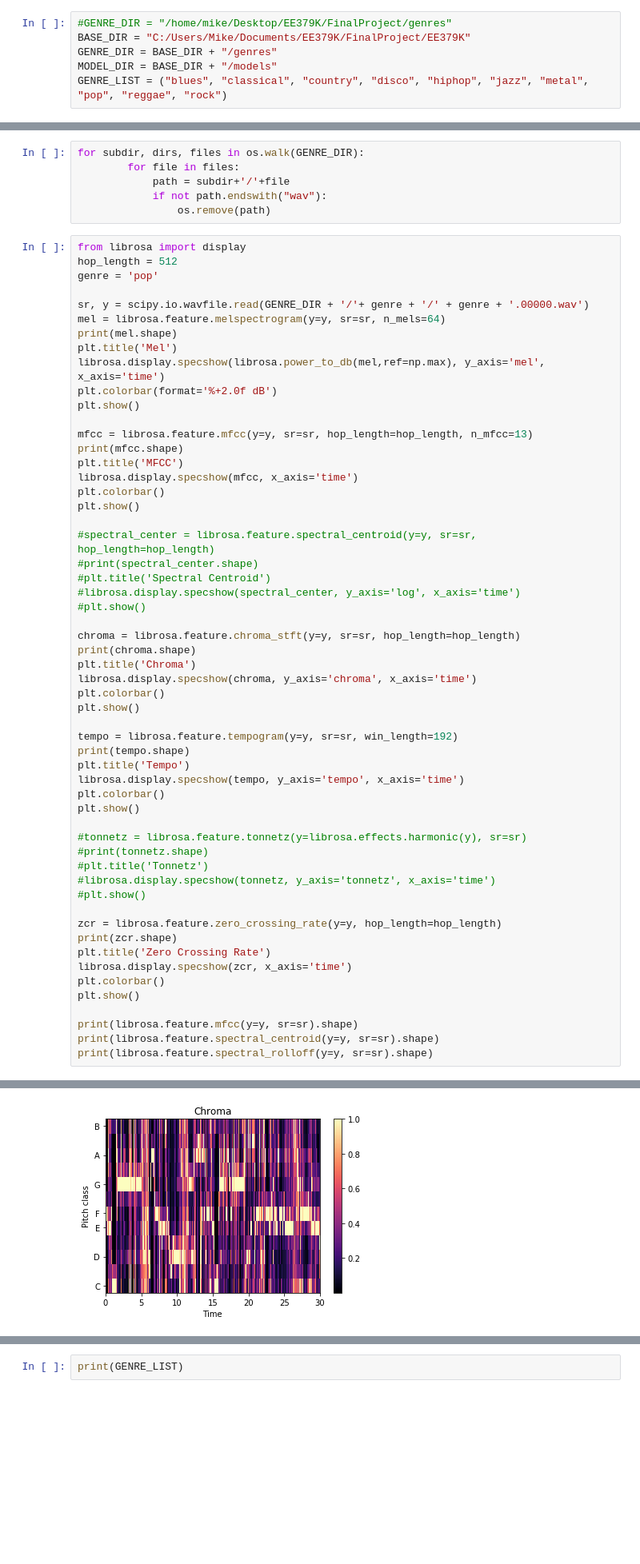
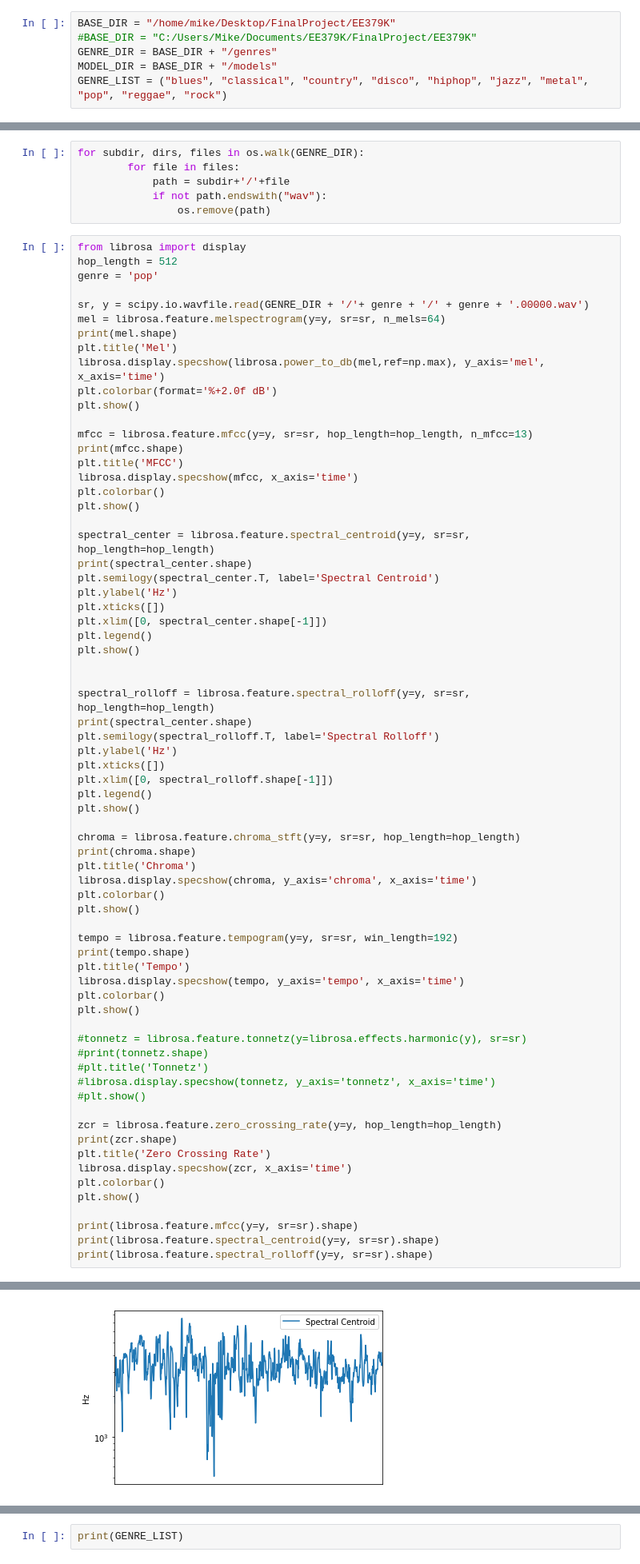
Before and after one commit to mgriffin1994/EE379K, a Jupyter notebook: FinalProj.ipynb, the cells around one changed output, grey strips where cells are left out. Shown at 80% size. Cells and saved outputs as stored; diff of their text form; blank space fills up the shorter version.

```diff
--- a/FinalProj.ipynb
+++ b/FinalProj.ipynb
@@ -9,8 +9,8 @@ import matplotlib.pyplot as plt
 from matplotlib import pylab
 %matplotlib inline
 # %%
-#GENRE_DIR = "/home/mike/Desktop/EE379K/FinalProject/genres"
-BASE_DIR = "C:/Users/Mike/Documents/EE379K/FinalProject/EE379K"
+BASE_DIR = "/home/mike/Desktop/FinalProject/EE379K"
+#BASE_DIR = "C:/Users/Mike/Documents/EE379K/FinalProject/EE379K"
 GENRE_DIR = BASE_DIR + "/genres"
 MODEL_DIR = BASE_DIR + "/models"
 GENRE_LIST = ("blues", "classical", "country", "disco", "hiphop", "jazz", "metal", "pop", "reggae", "rock")
@@ -62,11 +62,24 @@ librosa.display.specshow(mfcc, x_axis='time')
 plt.colorbar()
 plt.show()
 
-#spectral_center = librosa.feature.spectral_centroid(y=y, sr=sr, hop_length=hop_length)
-#print(spectral_center.shape)
-#plt.title('Spectral Centroid')
-#librosa.display.specshow(spectral_center, y_axis='log', x_axis='time')
-#plt.show()
+spectral_center = librosa.feature.spectral_centroid(y=y, sr=sr, hop_length=hop_length)
+print(spectral_center.shape)
+plt.semilogy(spectral_center.T, label='Spectral Centroid')
+plt.ylabel('Hz')
+plt.xticks([])
+plt.xlim([0, spectral_center.shape[-1]])
+plt.legend()
+plt.show()
+
+
+spectral_rolloff = librosa.feature.spectral_rolloff(y=y, sr=sr, hop_length=hop_length)
+print(spectral_center.shape)
+plt.semilogy(spectral_rolloff.T, label='Spectral Rolloff')
+plt.ylabel('Hz')
+plt.xticks([])
+plt.xlim([0, spectral_rolloff.shape[-1]])
+plt.legend()
+plt.show()
 
 chroma = librosa.feature.chroma_stft(y=y, sr=sr, hop_length=hop_length)
 print(chroma.shape)
@@ -107 +120 @@ print(librosa.feature.spectral_rolloff(y=y, sr=sr).shape)
-[figure, old version]
+[figure, new version]
```
Also changed, not shown: parts of 32 cells of this notebook.
